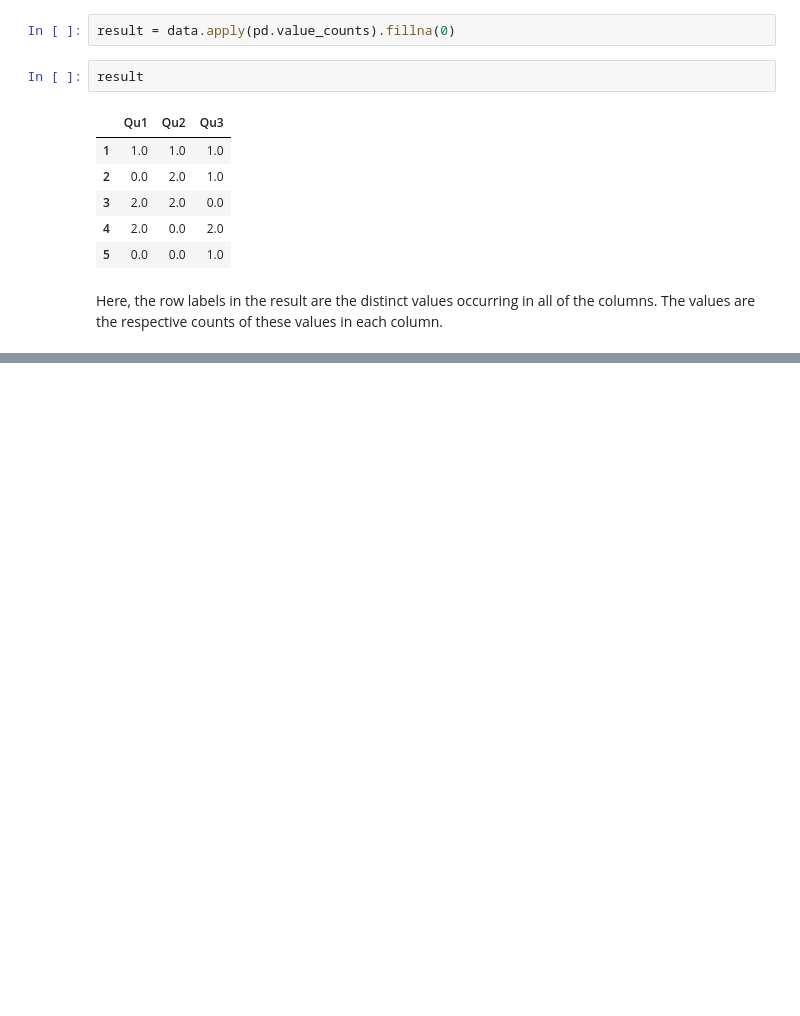
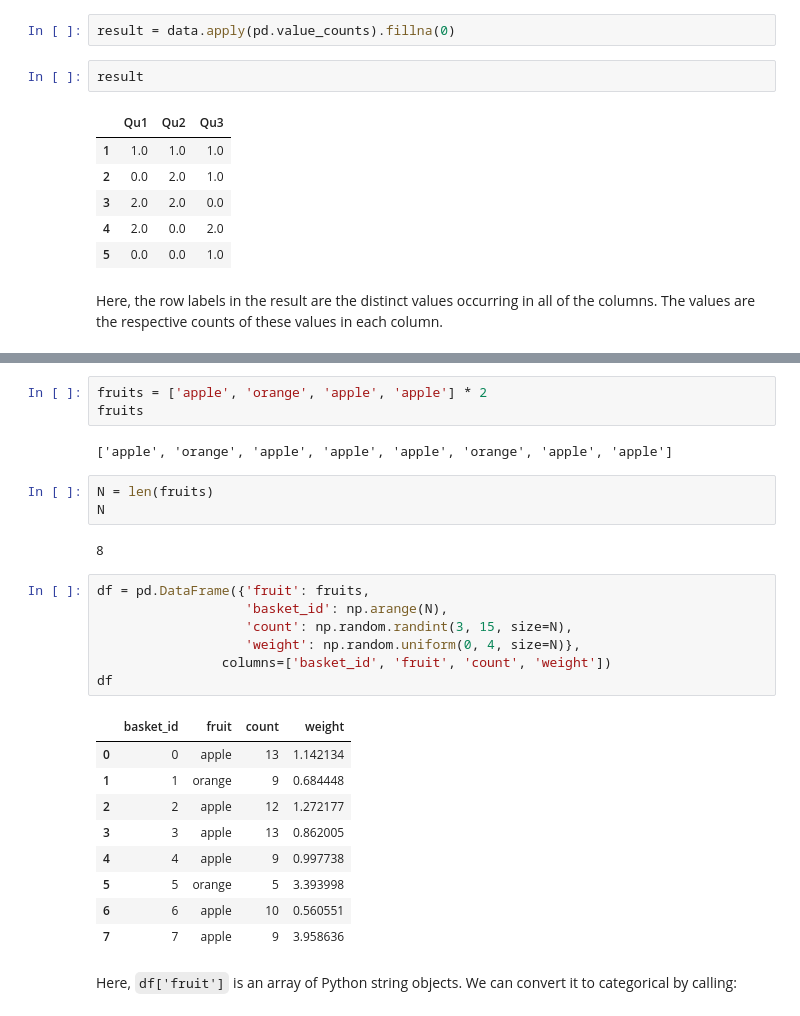
Before and after one commit to frapima/PED, a Jupyter notebook: unit2/4. Acceso y modificación de datos (Pandas).ipynb, the cells around one changed output, grey strips where cells are left out. Saved outputs shown, nothing was run; the diff lists cells and outputs as text; blank space fills up the shorter version.

Commit message:
Unit2:PandasDataAnalysis:Chapter12:Section1

```diff
--- a/unit2/4. Acceso y modificación de datos (Pandas).ipynb
+++ b/unit2/4. Acceso y modificación de datos (Pandas).ipynb
@@ -1420,0 +1501,29 @@ Here, the row labels in the result are the distinct values occurring in all of t
+# %%
+fruits = ['apple', 'orange', 'apple', 'apple'] * 2
+fruits
+# %% [output]
+['apple', 'orange', 'apple', 'apple', 'apple', 'orange', 'apple', 'apple']
+# %%
+N = len(fruits)
+N
+# %% [output]
+8
+# %%
+df = pd.DataFrame({'fruit': fruits,
+                   'basket_id': np.arange(N),
+                   'count': np.random.randint(3, 15, size=N),
+                   'weight': np.random.uniform(0, 4, size=N)},
+                columns=['basket_id', 'fruit', 'count', 'weight'])
+df
+# %% [output]
+|  | basket_id | fruit | count | weight |
+| 0 | 0 | apple | 13 | 1.142134 |
+| 1 | 1 | orange | 9 | 0.684448 |
+| 2 | 2 | apple | 12 | 1.272177 |
+| 3 | 3 | apple | 13 | 0.862005 |
+| 4 | 4 | apple | 9 | 0.997738 |
+| 5 | 5 | orange | 5 | 3.393998 |
+| 6 | 6 | apple | 10 | 0.560551 |
+| 7 | 7 | apple | 9 | 3.958636 |
+# %% [markdown]
+Here, `df['fruit']` is an array of Python string objects. We can convert it to categorical by calling:
```
Also changed, not shown: parts of 72 cells of this notebook.
